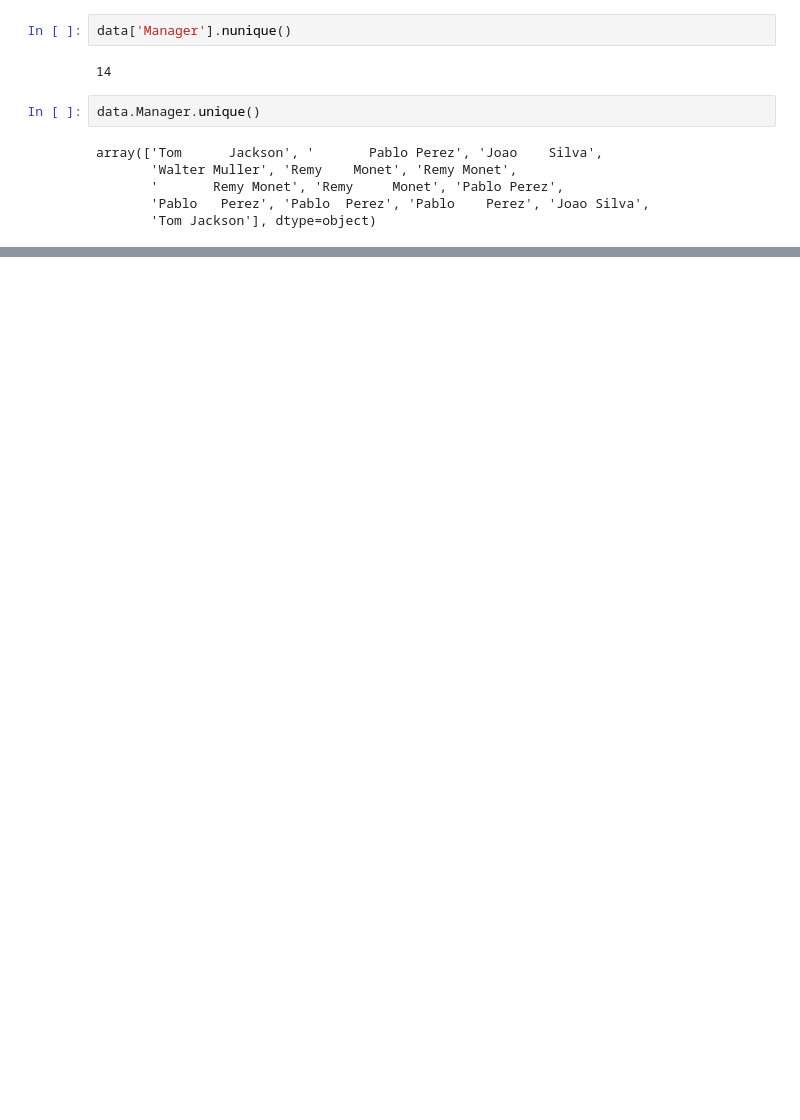
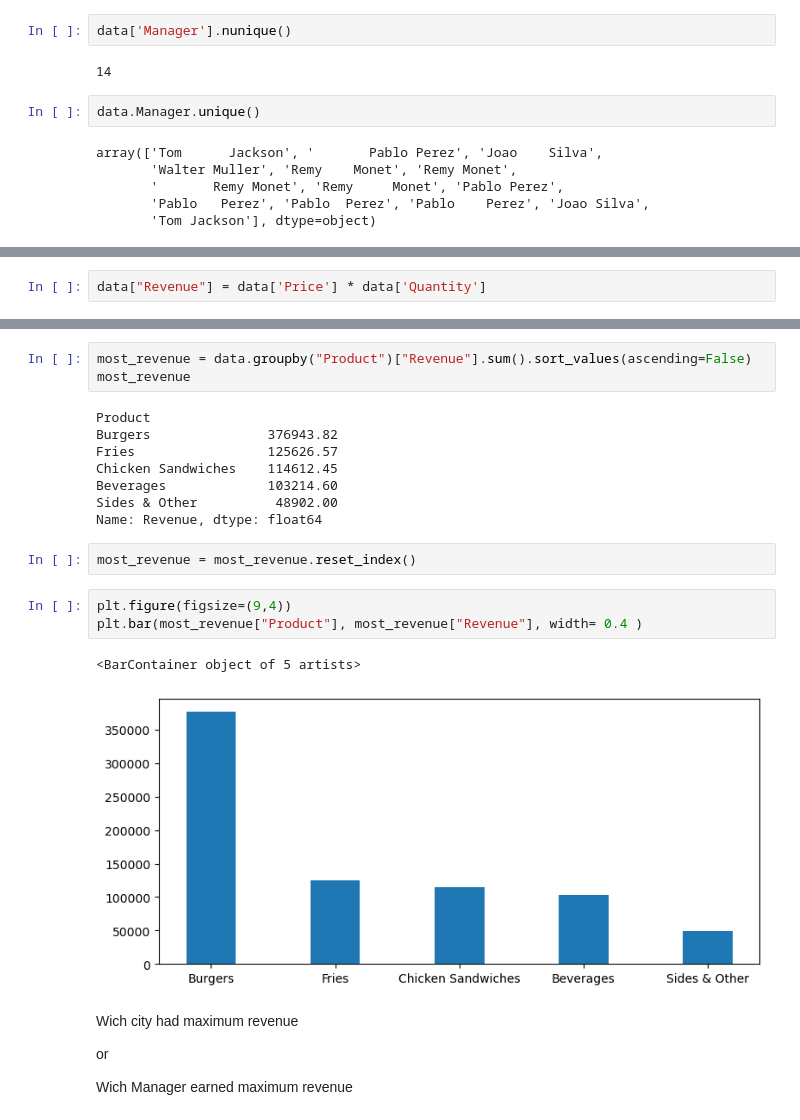
Before and after one commit to GilangPradnyana/UDEMY_PYTHON, a Jupyter notebook: PROJECT/SALES/main.ipynb, the cells around one changed output, grey strips where cells are left out. Saved outputs shown, nothing was run; the diff lists cells and outputs as text; blank space fills up the shorter version.

```diff
--- a/PROJECT/SALES/main.ipynb
+++ b/PROJECT/SALES/main.ipynb
@@ -141,0 +369,2 @@ data.describe()
+# %%
+data["Revenue"] = data['Price'] * data['Quantity']
@@ -141,0 +397,25 @@ data.describe()
+# %%
+most_revenue = data.groupby("Product")["Revenue"].sum().sort_values(ascending=False)
+most_revenue
+# %% [output]
+Product
+Burgers               376943.82
+Fries                 125626.57
+Chicken Sandwiches    114612.45
+Beverages             103214.60
+Sides & Other          48902.00
+Name: Revenue, dtype: float64
+# %%
+most_revenue = most_revenue.reset_index()
+# %%
+plt.figure(figsize=(9,4))
+plt.bar(most_revenue["Product"], most_revenue["Revenue"], width= 0.4 )
+# %% [output]
+<BarContainer object of 5 artists>
+[figure, added]
+# %% [markdown]
+Wich city had maximum revenue
+
+or
+
+Wich Manager earned maximum revenue
```
Also changed, not shown: parts of 70 cells of this notebook.
